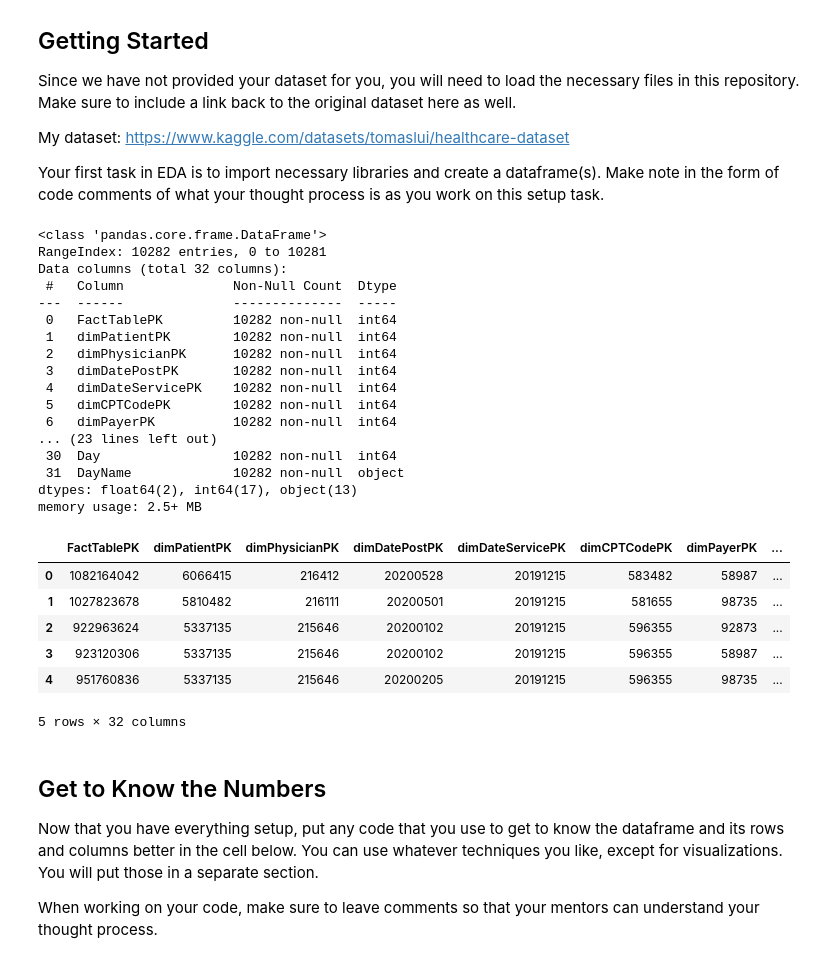
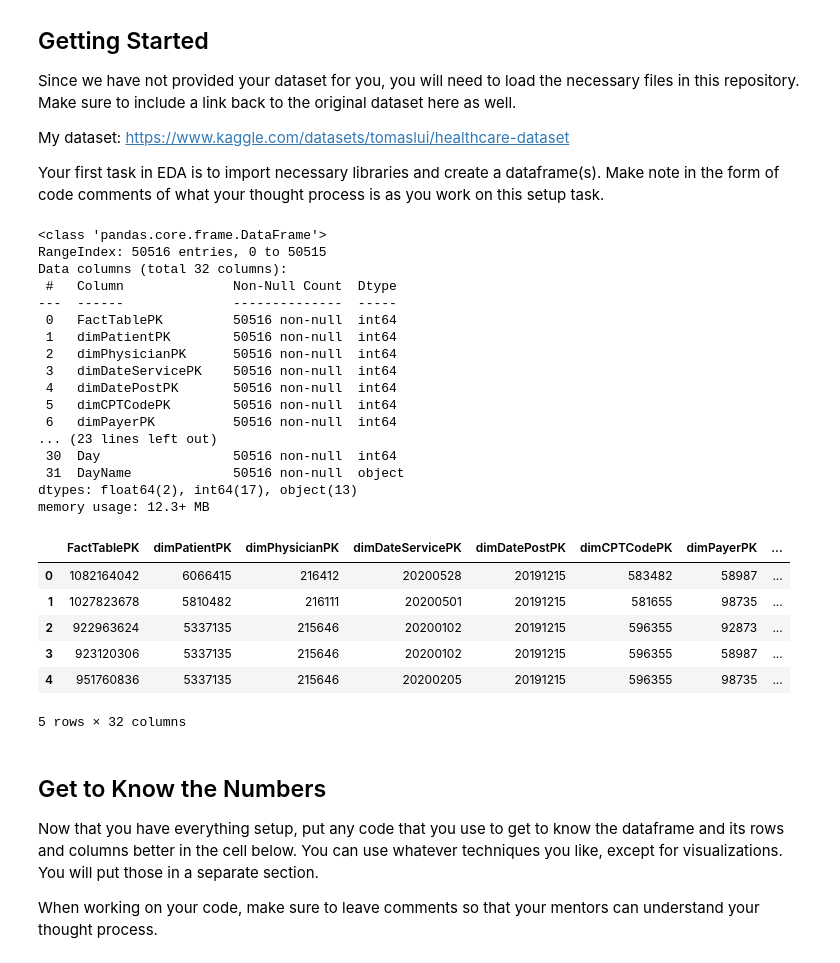
Before and after one commit to shanthimanoharan/eda-checkpoint, a Jupyter notebook: checkpoint-two.ipynb, the cells around one changed output. Saved outputs shown, nothing was run; the diff lists cells and outputs as text; code cells hidden in the pictures.

```diff
--- a/checkpoint-two.ipynb
+++ b/checkpoint-two.ipynb
@@ -18,46 +18,46 @@ import seaborn as sns
 
 
 # Create the dataframes for all the 9 Files
 # DimCptCode
 # DimDate
 # DimDiagnosisCode
 # DimLocation
 # DimPatient
 # DimPhysician
 # DimPayer
 # DimTransaction
 # FactTable
 #read in dataset
 df_fact = pd.read_csv('dataset/csv/FactTable.csv')
 df_location = pd.read_csv('dataset/csv/DimLocation.csv')
 df_patient = pd.read_csv('dataset/csv/DimPatient.csv')
 df_physician = pd.read_csv('dataset/csv/DimPhysician.csv')
 df_date = pd.read_csv('dataset/csv/DimDate.csv')
 
-df = pd.merge(pd.merge(pd.merge(pd.merge(df_fact, df_location, on='dimLocationPK'), df_patient, on='dimPatientPK', suffixes=('', '_drop')), df_physician, on='dimPhysicianPK'), df_date, on='dimDatePostPK')
+df = pd.merge(pd.merge(pd.merge(pd.merge(df_fact, df_location, on='dimLocationPK'), df_patient, on='dimPatientPK', suffixes=('', '_drop')), df_physician, on='dimPhysicianPK'), df_date, on='dimDateServicePK')
 
 df.drop(['PatientNumber_drop'], axis=1, inplace=True)
 df.info()
 df.head()
 # %% [output]
 <class 'pandas.core.frame.DataFrame'>
-RangeIndex: 10282 entries, 0 to 10281
+RangeIndex: 50516 entries, 0 to 50515
 Data columns (total 32 columns):
  #   Column              Non-Null Count  Dtype
 ---  ------              --------------  -----
- 0   FactTablePK         10282 non-null  int64
- 1   dimPatientPK        10282 non-null  int64
- 2   dimPhysicianPK      10282 non-null  int64
- 3   dimDatePostPK       10282 non-null  int64
- 4   dimDateServicePK    10282 non-null  int64
- 5   dimCPTCodePK        10282 non-null  int64
- 6   dimPayerPK          10282 non-null  int64
+ 0   FactTablePK         50516 non-null  int64
+ 1   dimPatientPK        50516 non-null  int64
+ 2   dimPhysicianPK      50516 non-null  int64
+ 3   dimDateServicePK    50516 non-null  int64
+ 4   dimDatePostPK       50516 non-null  int64
+ 5   dimCPTCodePK        50516 non-null  int64
+ 6   dimPayerPK          50516 non-null  int64
 ... (23 lines left out)
- 30  Day                 10282 non-null  int64
- 31  DayName             10282 non-null  object
+ 30  Day                 50516 non-null  int64
+ 31  DayName             50516 non-null  object
 dtypes: float64(2), int64(17), object(13)
-memory usage: 2.5+ MB
+memory usage: 12.3+ MB
-|  | FactTablePK | dimPatientPK | dimPhysicianPK | dimDatePostPK | dimDateServicePK | dimCPTCodePK | dimPayerPK | ... |
+|  | FactTablePK | dimPatientPK | dimPhysicianPK | dimDateServicePK | dimDatePostPK | dimCPTCodePK | dimPayerPK | ... |
 | 0 | 1082164042 | 6066415 | 216412 | 20200528 | 20191215 | 583482 | 58987 | ... |
 | 1 | 1027823678 | 5810482 | 216111 | 20200501 | 20191215 | 581655 | 98735 | ... |
 | 2 | 922963624 | 5337135 | 215646 | 20200102 | 20191215 | 596355 | 92873 | ... |
```
Also changed, not shown: parts of 3 cells of this notebook, 4 other files.
